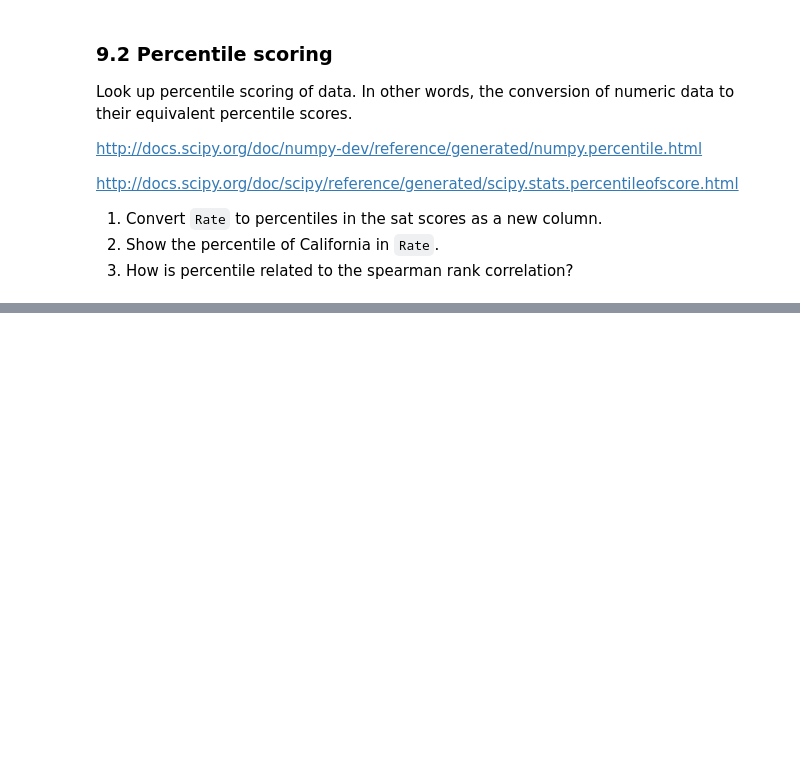
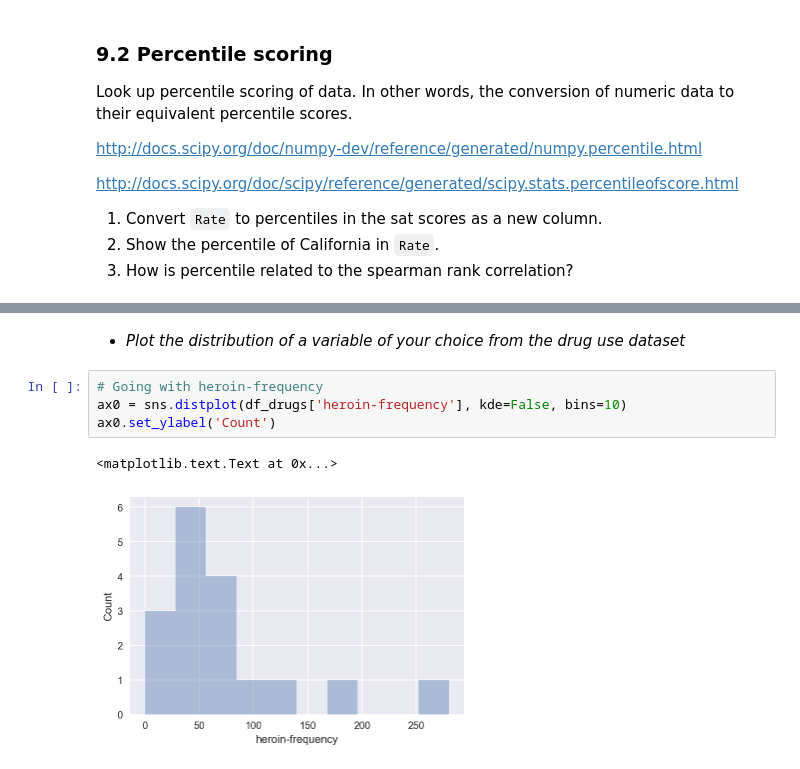
Before and after one commit to t-brewer/sats_and_drugs, a Jupyter notebook: project-02-v2-starter-code.ipynb, the cells around one changed output, grey strips where cells are left out. Drawn from its saved outputs; the diff is of its cells as text; blank space fills up the shorter version.

```diff
--- a/project-02-v2-starter-code.ipynb
+++ b/project-02-v2-starter-code.ipynb
@@ -1289,0 +1309,9 @@ http://docs.scipy.org/doc/scipy/reference/generated/scipy.stats.percentileofscor
+# %% [markdown]
+- *Plot the distribution of a variable of your choice from the drug use dataset*
+# %%
+# Going with heroin-frequency
+ax0 = sns.distplot(df_drugs['heroin-frequency'], kde=False, bins=10)
+ax0.set_ylabel('Count')
+# %% [output]
+<matplotlib.text.Text at 0x...>
+[figure, added]
```
Also changed, not shown: parts of 43 cells of this notebook.
